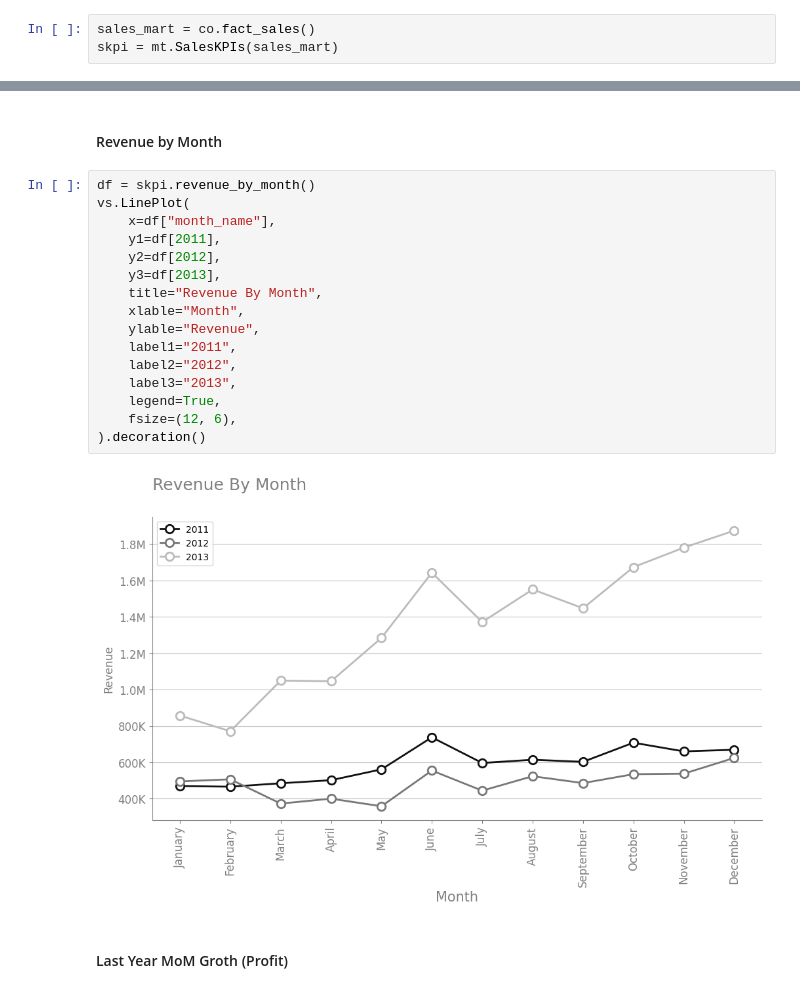
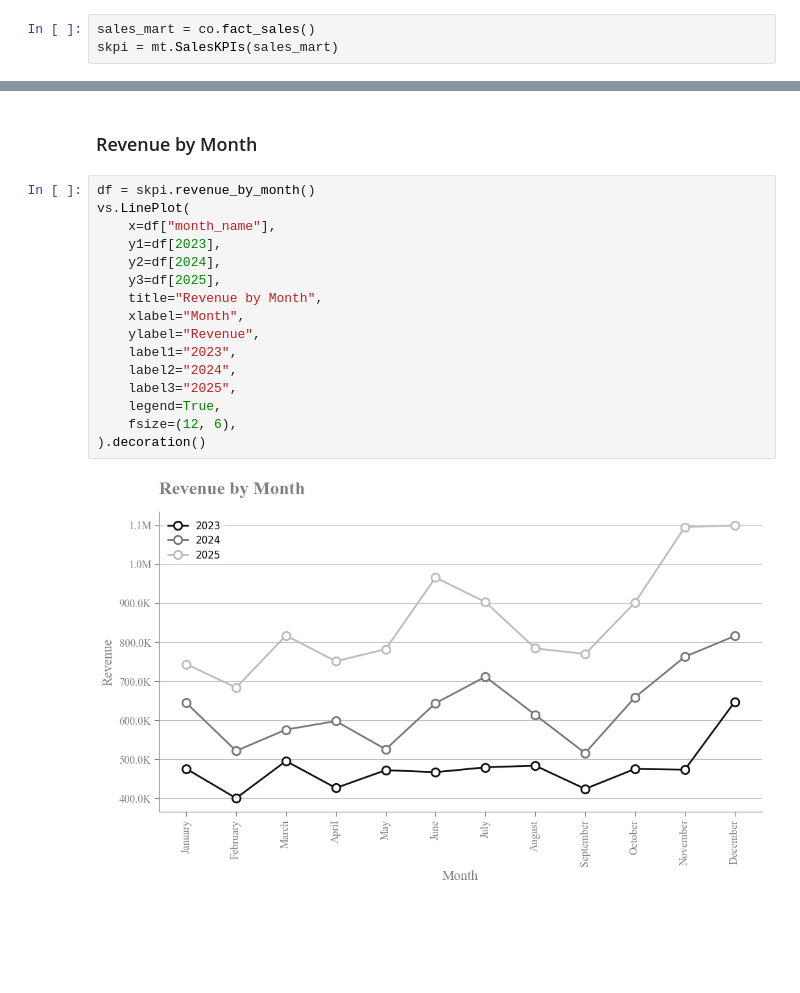
Before and after one commit to NishantSingh359/Sales_Analytics, a Jupyter notebook: notebooks/02_sales_trends.ipynb, the cells around one changed output, grey strips where cells are left out. Saved outputs shown, nothing was run; the diff lists cells and outputs as text; blank space fills up the shorter version.

```diff
--- a/notebooks/02_sales_trends.ipynb
+++ b/notebooks/02_sales_trends.ipynb
@@ -89,22 +86,20 @@ vs.LinePlot(
 # %% [markdown]
-#### Revenue by Month
+### Revenue by Month
 # %%
 df = skpi.revenue_by_month()
 vs.LinePlot(
     x=df["month_name"],
-    y1=df[2011],
-    y2=df[2012],
-    y3=df[2013],
-    title="Revenue By Month",
-    xlable="Month",
-    ylable="Revenue",
-    label1="2011",
-    label2="2012",
-    label3="2013",
+    y1=df[2023],
+    y2=df[2024],
+    y3=df[2025],
+    title="Revenue by Month",
+    xlabel="Month",
+    ylabel="Revenue",
+    label1="2023",
+    label2="2024",
+    label3="2025",
     legend=True,
     fsize=(12, 6),
 ).decoration()
 # %% [output]
-[figure, old version]
+[figure, new version]
-# %% [markdown]
-#### Last Year MoM Groth (Profit)
```
Also changed, not shown: parts of 22 cells of this notebook.
